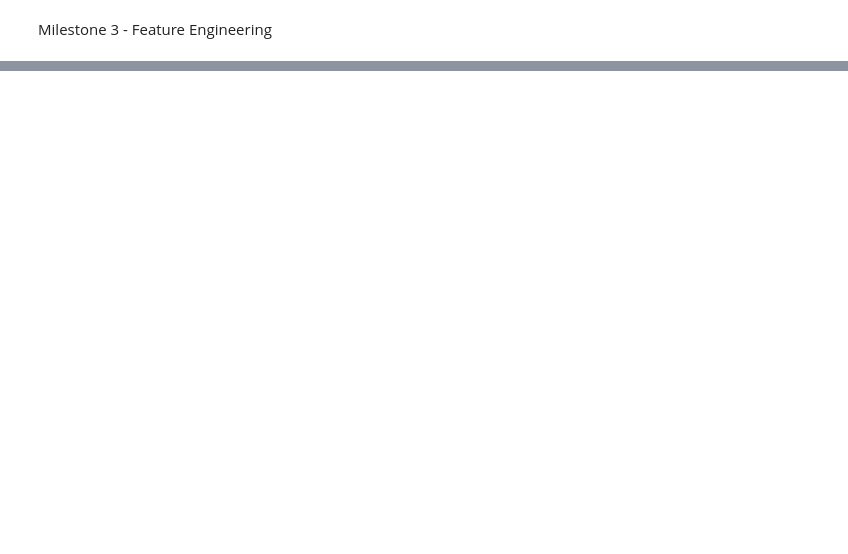
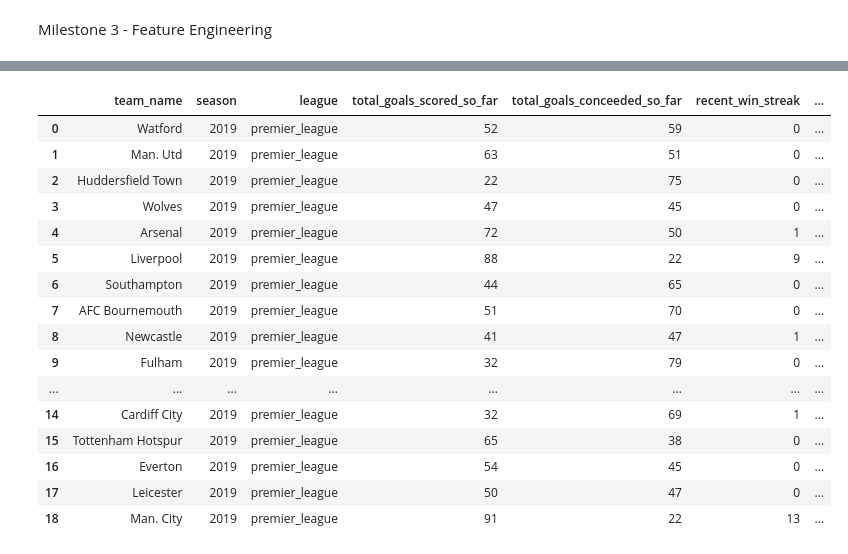
Before and after one commit to tommchale/match-outcome-predictor, a Jupyter notebook: pipeline.ipynb, the cells around one changed output, grey strips where cells are left out. Drawn from its saved outputs; the diff is of its cells as text; code cells hidden in the pictures; blank space fills up the shorter version.

```diff
--- a/pipeline.ipynb
+++ b/pipeline.ipynb
@@ -439,0 +571,20 @@ Summary DF Template Populated for Season 2019
+# %%
+summary_df_populated_with_streak
+# %% [output]
+|  | team_name | season | league | total_goals_scored_so_far | total_goals_conceeded_so_far | recent_win_streak | ... |
+| 0 | Watford | 2019 | premier_league | 52 | 59 | 0 | ... |
+| 1 | Man. Utd | 2019 | premier_league | 63 | 51 | 0 | ... |
+| 2 | Huddersfield Town | 2019 | premier_league | 22 | 75 | 0 | ... |
+| 3 | Wolves | 2019 | premier_league | 47 | 45 | 0 | ... |
+| 4 | Arsenal | 2019 | premier_league | 72 | 50 | 1 | ... |
+| 5 | Liverpool | 2019 | premier_league | 88 | 22 | 9 | ... |
+| 6 | Southampton | 2019 | premier_league | 44 | 65 | 0 | ... |
+| 7 | AFC Bournemouth | 2019 | premier_league | 51 | 70 | 0 | ... |
+| 8 | Newcastle | 2019 | premier_league | 41 | 47 | 1 | ... |
+| 9 | Fulham | 2019 | premier_league | 32 | 79 | 0 | ... |
+| ... | ... | ... | ... | ... | ... | ... | ... |
+| 14 | Cardiff City | 2019 | premier_league | 32 | 69 | 1 | ... |
+| 15 | Tottenham Hotspur | 2019 | premier_league | 65 | 38 | 0 | ... |
+| 16 | Everton | 2019 | premier_league | 54 | 45 | 0 | ... |
+| 17 | Leicester | 2019 | premier_league | 50 | 47 | 0 | ... |
+| 18 | Man. City | 2019 | premier_league | 91 | 22 | 13 | ... |
```
Also changed, not shown: parts of 7 cells of this notebook.
